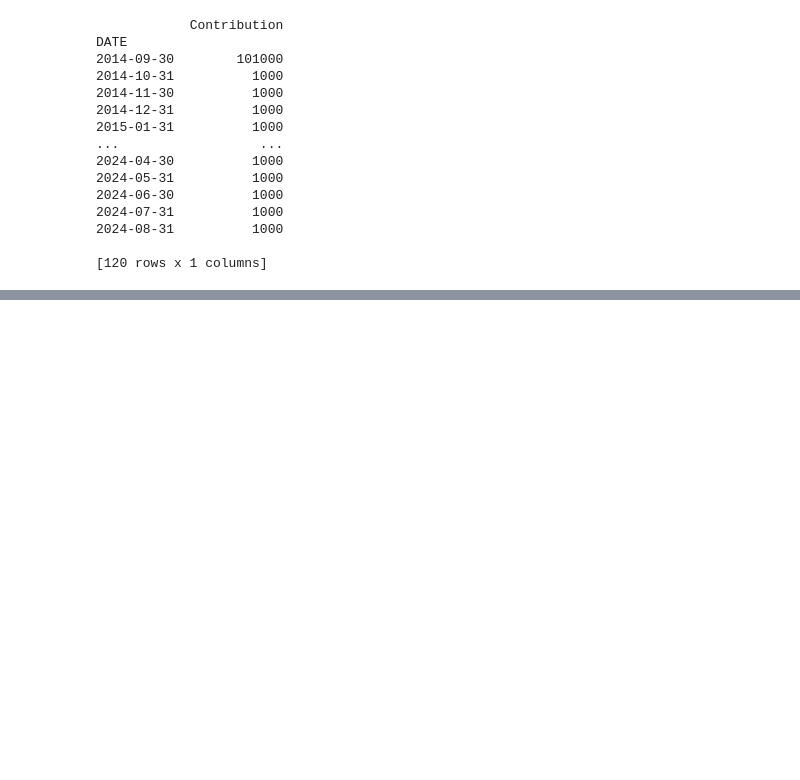
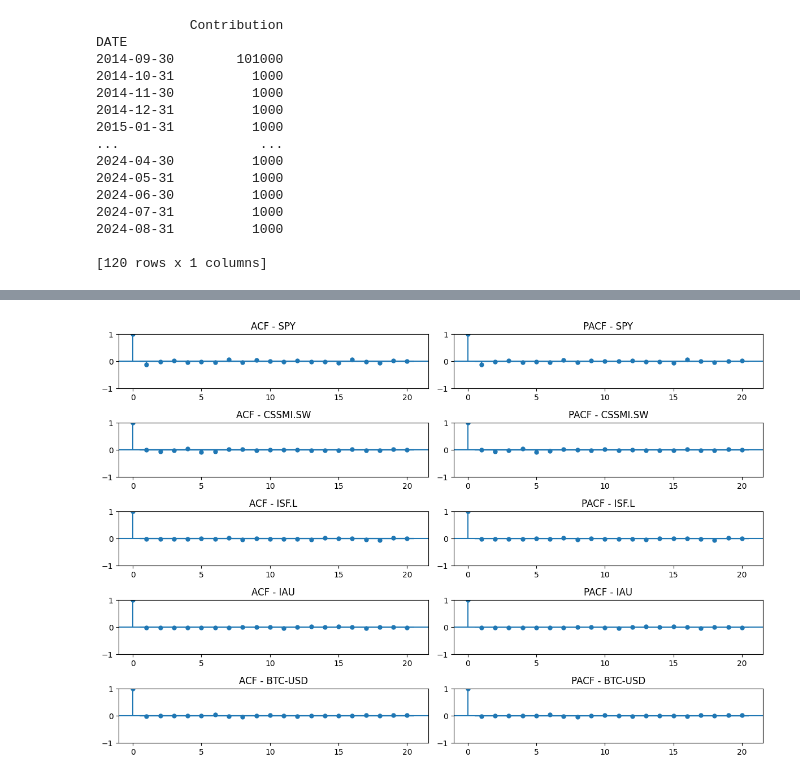
Before and after one commit to mathsuser/Investment_Strategy_Backtesting, a Jupyter notebook: notebooks/investment_management_fundamentals.ipynb, the cells around one changed output, grey strips where cells are left out. Saved outputs shown, nothing was run; the diff lists cells and outputs as text; code cells hidden in the pictures; blank space fills up the shorter version.

```diff
--- a/notebooks/investment_management_fundamentals.ipynb
+++ b/notebooks/investment_management_fundamentals.ipynb
@@ -1657,0 +1729,7 @@ Internal Rate of Return: 12926000.000%
+# %%
+daily_return = Total_Returns_df.copy()
+daily_return.dropna(inplace=True)
+daily_return = daily_return.set_index('Date')
+print(daily_return.head())
+log_returns = np.log(1 + daily_return)
+print(log_returns.head())
@@ -1657,0 +1751,16 @@ Internal Rate of Return: 12926000.000%
+# %%
+import statsmodels.api as sm
+
+# For each asset, plot ACF and PACF
+fig, ax = plt.subplots(len(log_returns.columns), 2, figsize=(12, 8))
+
+for i, asset in enumerate(log_returns.columns):
+    sm.graphics.tsa.plot_acf(log_returns[asset], lags=20, ax=ax[i][0])
+    sm.graphics.tsa.plot_pacf(log_returns[asset], lags=20, ax=ax[i][1])
+    ax[i][0].set_title(f'ACF - {asset}')
+    ax[i][1].set_title(f'PACF - {asset}')
+
+plt.tight_layout()
+plt.show()
+# %% [output]
+[figure, added]
```
Also changed, not shown: parts of 47 cells of this notebook.
